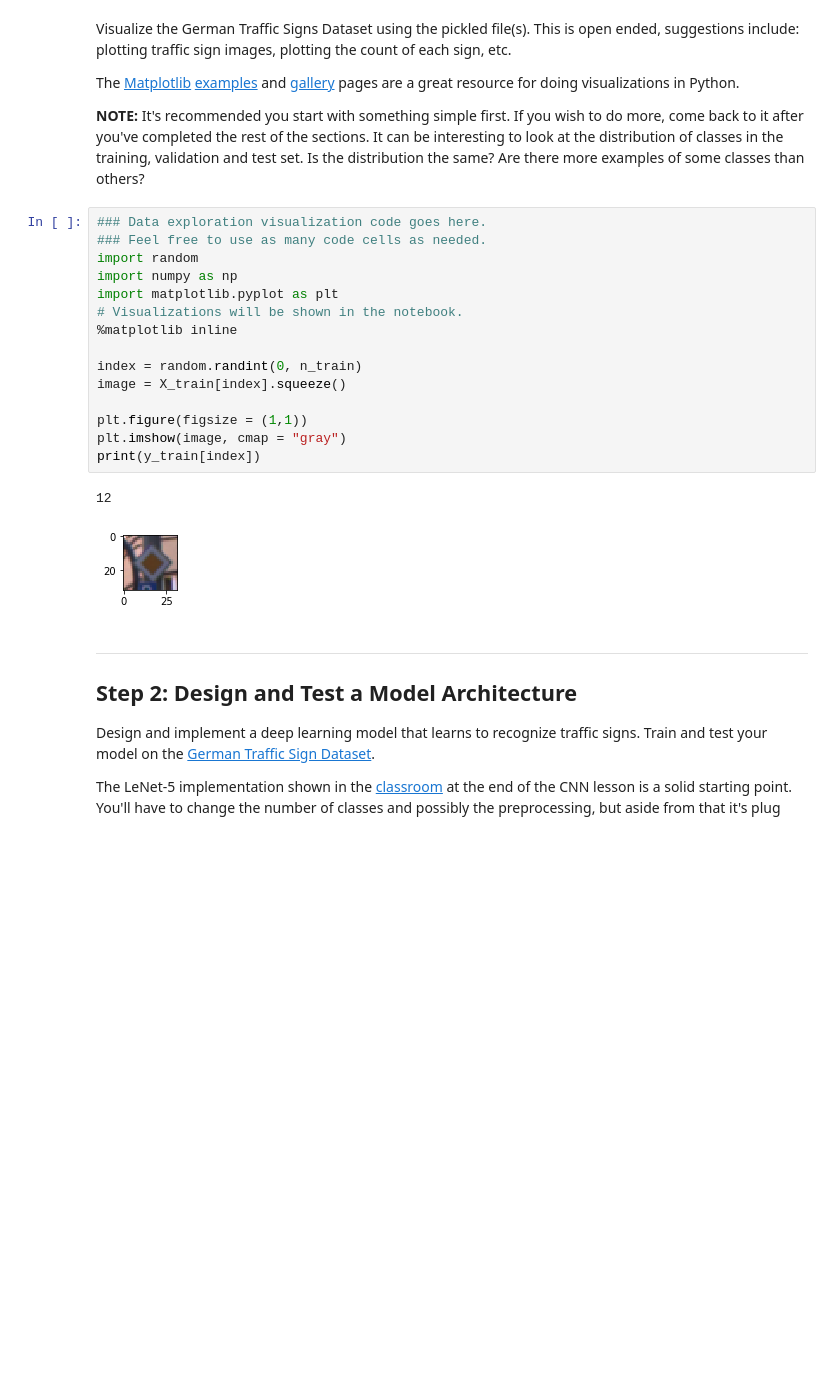
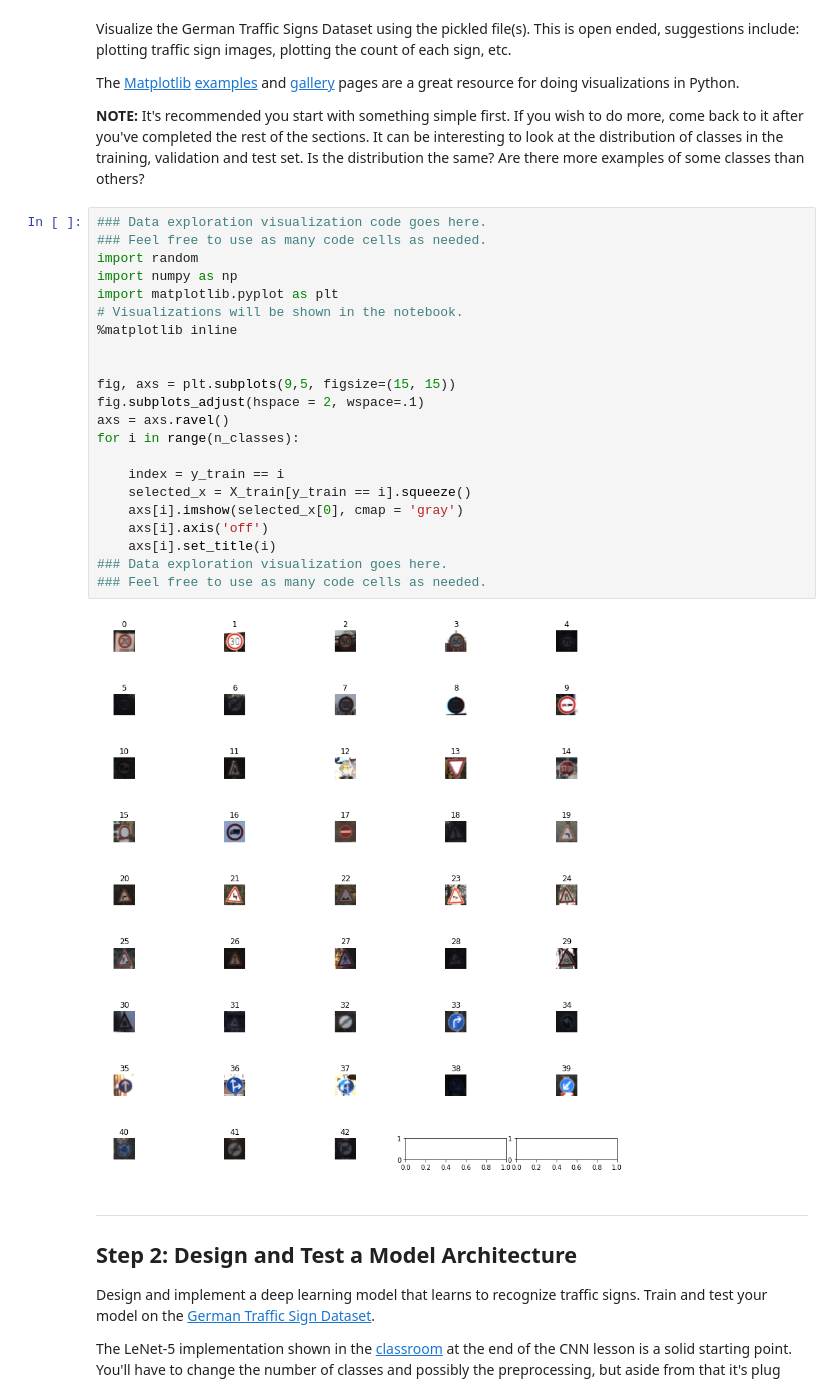
Before and after one commit to seanjahaupan/TrafficSignClassifier, a Jupyter notebook: Traffic_Sign_Classifier.ipynb, the cells around one changed output. Saved outputs shown, nothing was run; the diff lists cells and outputs as text; blank space fills up the shorter version.

```diff
--- a/Traffic_Sign_Classifier.ipynb
+++ b/Traffic_Sign_Classifier.ipynb
@@ -117,21 +117,27 @@ The [Matplotlib](http://matplotlib.org/) [examples](http://matplotlib.org/exampl
 # %%
 ### Data exploration visualization code goes here.
 ### Feel free to use as many code cells as needed.
 import random
 import numpy as np
 import matplotlib.pyplot as plt
 # Visualizations will be shown in the notebook.
 %matplotlib inline
 
-index = random.randint(0, n_train)
-image = X_train[index].squeeze()
 
-plt.figure(figsize = (1,1))
-plt.imshow(image, cmap = "gray")
-print(y_train[index])
+fig, axs = plt.subplots(9,5, figsize=(15, 15))
+fig.subplots_adjust(hspace = 2, wspace=.1)
+axs = axs.ravel()
+for i in range(n_classes):
+
+    index = y_train == i
+    selected_x = X_train[y_train == i].squeeze()
+    axs[i].imshow(selected_x[0], cmap = 'gray')
+    axs[i].axis('off')
+    axs[i].set_title(i)
+### Data exploration visualization goes here.
+### Feel free to use as many code cells as needed.
 # %% [output]
-12
-[figure, old version]
+[figure, new version]
 # %% [markdown]
 ----
 
```
Also changed, not shown: parts of 9 cells of this notebook, 13 other files.
